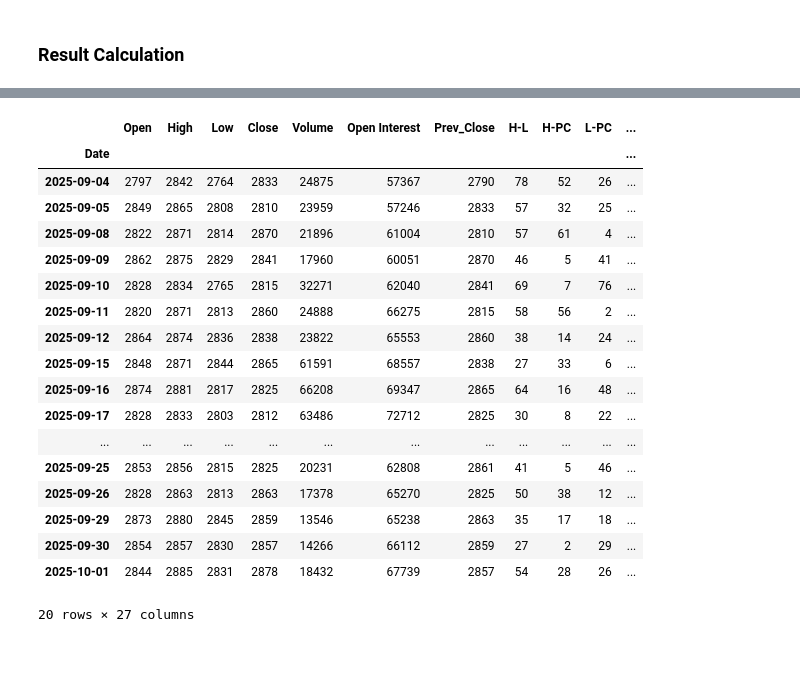
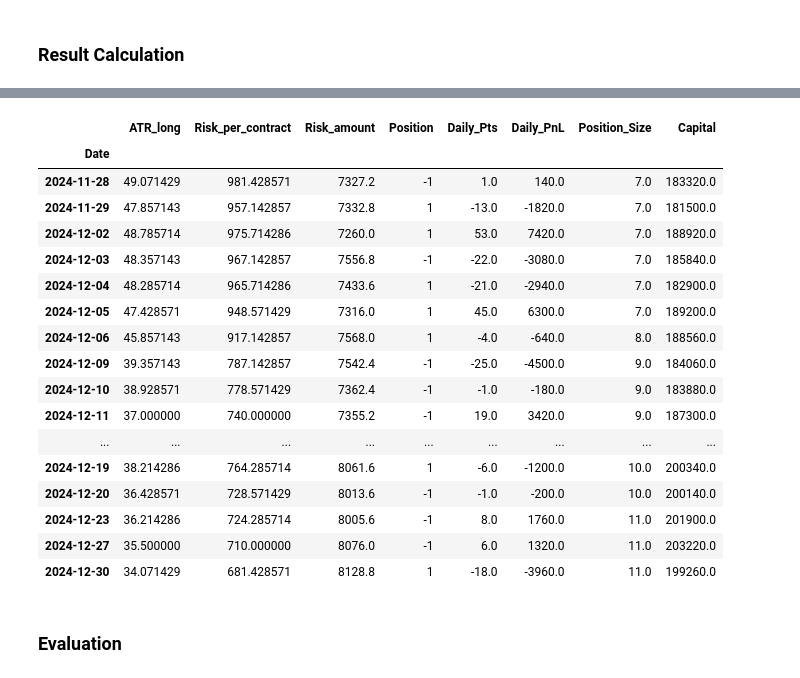
Before and after one commit to mgmytrasiewicz/trading-strategy-simulator, a Jupyter notebook: fw20.ipynb, the cells around one changed output, grey strips where cells are left out. Cells and saved outputs as stored; diff of their text form; code cells hidden in the pictures.

```diff
--- a/fw20.ipynb
+++ b/fw20.ipynb
@@ -98,5 +98,12 @@ dtypes: int64(6)
 memory usage: 379.1 KB
 # %% [markdown]
 ## Trading System
+# %%
+# Define date range
+start_date = '2020-01-01'
+end_date = '2024-12-31'
+
+# Filter the dataset
+df = df.loc[start_date:end_date].copy()
 # %%
 # Parameters
@@ -195,8 +247,3 @@ df['Cumulative_pts'] = df['Daily_pts'].cumsum()
-# %%
-
-# --- Calculate PnL ---
-df['Daily_PnL'] = df['Daily_pts'] * point_value  # Each point is worth 20 PLN
-df['Cumulative_PnL'] = df['Daily_PnL'].cumsum() + initial_capital
 # %%
 # --- Calculate Drawdown ---
 df['Cumulative_Max'] = df['Cumulative_PnL'].cummax()
@@ -232,22 +278,23 @@ df.head(20)
 # %%
-df.tail(20)
+df[['ATR_long', 'Risk_per_contract', 'Risk_amount', 'Position', 'Daily_Pts', 'Daily_PnL', 'Position_Size', 'Capital']].tail(20)
 # %% [output]
-|  | Open | High | Low | Close | Volume | Open Interest | Prev_Close | H-L | H-PC | L-PC | ... |
-| Date |  |  |  |  |  |  |  |  |  |  | ... |
-| 2025-09-04 | 2797 | 2842 | 2764 | 2833 | 24875 | 57367 | 2790 | 78 | 52 | 26 | ... |
-| 2025-09-05 | 2849 | 2865 | 2808 | 2810 | 23959 | 57246 | 2833 | 57 | 32 | 25 | ... |
-| 2025-09-08 | 2822 | 2871 | 2814 | 2870 | 21896 | 61004 | 2810 | 57 | 61 | 4 | ... |
-| 2025-09-09 | 2862 | 2875 | 2829 | 2841 | 17960 | 60051 | 2870 | 46 | 5 | 41 | ... |
-| 2025-09-10 | 2828 | 2834 | 2765 | 2815 | 32271 | 62040 | 2841 | 69 | 7 | 76 | ... |
-| 2025-09-11 | 2820 | 2871 | 2813 | 2860 | 24888 | 66275 | 2815 | 58 | 56 | 2 | ... |
-| 2025-09-12 | 2864 | 2874 | 2836 | 2838 | 23822 | 65553 | 2860 | 38 | 14 | 24 | ... |
-| 2025-09-15 | 2848 | 2871 | 2844 | 2865 | 61591 | 68557 | 2838 | 27 | 33 | 6 | ... |
-| 2025-09-16 | 2874 | 2881 | 2817 | 2825 | 66208 | 69347 | 2865 | 64 | 16 | 48 | ... |
-| 2025-09-17 | 2828 | 2833 | 2803 | 2812 | 63486 | 72712 | 2825 | 30 | 8 | 22 | ... |
-| ... | ... | ... | ... | ... | ... | ... | ... | ... | ... | ... | ... |
-| 2025-09-25 | 2853 | 2856 | 2815 | 2825 | 20231 | 62808 | 2861 | 41 | 5 | 46 | ... |
-| 2025-09-26 | 2828 | 2863 | 2813 | 2863 | 17378 | 65270 | 2825 | 50 | 38 | 12 | ... |
-| 2025-09-29 | 2873 | 2880 | 2845 | 2859 | 13546 | 65238 | 2863 | 35 | 17 | 18 | ... |
-| 2025-09-30 | 2854 | 2857 | 2830 | 2857 | 14266 | 66112 | 2859 | 27 | 2 | 29 | ... |
-| 2025-10-01 | 2844 | 2885 | 2831 | 2878 | 18432 | 67739 | 2857 | 54 | 28 | 26 | ... |
+|  | ATR_long | Risk_per_contract | Risk_amount | Position | Daily_Pts | Daily_PnL | Position_Size | Capital |
+| Date |  |  |  |  |  |  |  |  |
+| 2024-11-28 | 49.071429 | 981.428571 | 7327.2 | -1 | 1.0 | 140.0 | 7.0 | 183320.0 |
+| 2024-11-29 | 47.857143 | 957.142857 | 7332.8 | 1 | -13.0 | -1820.0 | 7.0 | 181500.0 |
+| 2024-12-02 | 48.785714 | 975.714286 | 7260.0 | 1 | 53.0 | 7420.0 | 7.0 | 188920.0 |
+| 2024-12-03 | 48.357143 | 967.142857 | 7556.8 | -1 | -22.0 | -3080.0 | 7.0 | 185840.0 |
+| 2024-12-04 | 48.285714 | 965.714286 | 7433.6 | 1 | -21.0 | -2940.0 | 7.0 | 182900.0 |
+| 2024-12-05 | 47.428571 | 948.571429 | 7316.0 | 1 | 45.0 | 6300.0 | 7.0 | 189200.0 |
+| 2024-12-06 | 45.857143 | 917.142857 | 7568.0 | 1 | -4.0 | -640.0 | 8.0 | 188560.0 |
+| 2024-12-09 | 39.357143 | 787.142857 | 7542.4 | -1 | -25.0 | -4500.0 | 9.0 | 184060.0 |
+| 2024-12-10 | 38.928571 | 778.571429 | 7362.4 | -1 | -1.0 | -180.0 | 9.0 | 183880.0 |
+| 2024-12-11 | 37.000000 | 740.000000 | 7355.2 | -1 | 19.0 | 3420.0 | 9.0 | 187300.0 |
+| ... | ... | ... | ... | ... | ... | ... | ... | ... |
+| 2024-12-19 | 38.214286 | 764.285714 | 8061.6 | 1 | -6.0 | -1200.0 | 10.0 | 200340.0 |
+| 2024-12-20 | 36.428571 | 728.571429 | 8013.6 | -1 | -1.0 | -200.0 | 10.0 | 200140.0 |
+| 2024-12-23 | 36.214286 | 724.285714 | 8005.6 | -1 | 8.0 | 1760.0 | 11.0 | 201900.0 |
+| 2024-12-27 | 35.500000 | 710.000000 | 8076.0 | -1 | 6.0 | 1320.0 | 11.0 | 203220.0 |
+| 2024-12-30 | 34.071429 | 681.428571 | 8128.8 | 1 | -18.0 | -3960.0 | 11.0 | 199260.0 |
-20 rows × 27 columns
+# %% [markdown]
+### Evaluation
```
Also changed, not shown: parts of 14 cells of this notebook.
